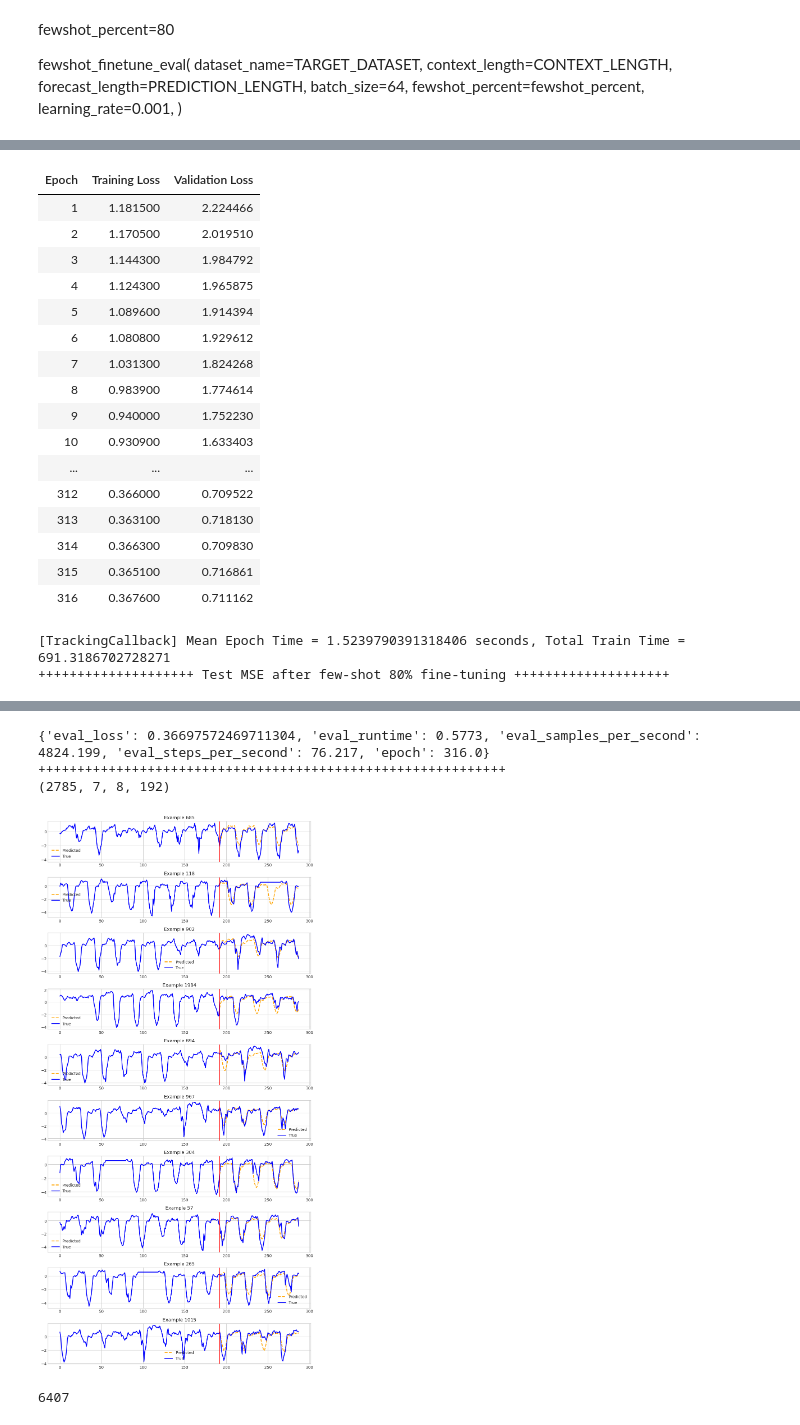
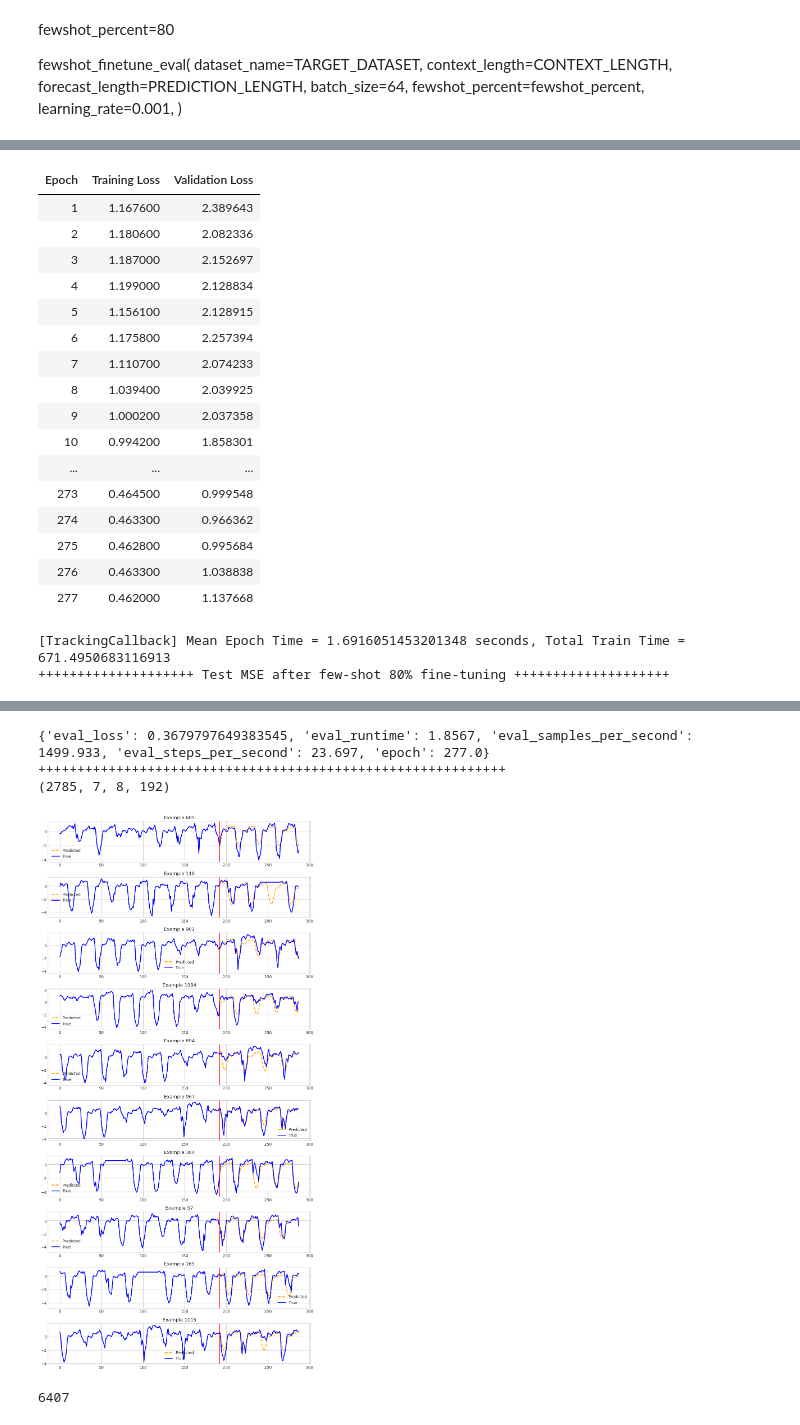
Before and after one commit to kyongmin-yeo/granite-tsfm, a Jupyter notebook: notebooks/hfdemo/ttm_ddpm.ipynb, the cells around one changed output, grey strips where cells are left out. Drawn from its saved outputs; the diff is of its cells as text; code cells hidden in the pictures.

```diff
--- a/notebooks/hfdemo/ttm_ddpm.ipynb
+++ b/notebooks/hfdemo/ttm_ddpm.ipynb
@@ -405,12 +405,12 @@ fewshot_finetune_eval(
     learning_rate=0.0005,
     loss="ddpm",
     distribution_output='diffusion',
-    diff_model = 'rescaled',
+    diff_model = 'orig',
     dim_t_emb = 64,
     beta_info = {},
     uniform_t_sampling = True,
     diff_substep = 20,
-    early_stop_patience=100,
+    early_stop_patience=120,
     return_model=True,
 )
 # %% [output]
@@ -434,27 +434,27 @@ WARNING:p-650186:t-23275855710016:other.py:check_os_kernel:Detected kernel versi
 | Epoch | Training Loss | Validation Loss |
-| 1 | 1.181500 | 2.224466 |
-| 2 | 1.170500 | 2.019510 |
-| 3 | 1.144300 | 1.984792 |
-| 4 | 1.124300 | 1.965875 |
-| 5 | 1.089600 | 1.914394 |
-| 6 | 1.080800 | 1.929612 |
-| 7 | 1.031300 | 1.824268 |
-| 8 | 0.983900 | 1.774614 |
-| 9 | 0.940000 | 1.752230 |
-| 10 | 0.930900 | 1.633403 |
+| 1 | 1.167600 | 2.389643 |
+| 2 | 1.180600 | 2.082336 |
+| 3 | 1.187000 | 2.152697 |
+| 4 | 1.199000 | 2.128834 |
+| 5 | 1.156100 | 2.128915 |
+| 6 | 1.175800 | 2.257394 |
+| 7 | 1.110700 | 2.074233 |
+| 8 | 1.039400 | 2.039925 |
+| 9 | 1.000200 | 2.037358 |
+| 10 | 0.994200 | 1.858301 |
 | ... | ... | ... |
-| 312 | 0.366000 | 0.709522 |
-| 313 | 0.363100 | 0.718130 |
-| 314 | 0.366300 | 0.709830 |
-| 315 | 0.365100 | 0.716861 |
-| 316 | 0.367600 | 0.711162 |
+| 273 | 0.464500 | 0.999548 |
+| 274 | 0.463300 | 0.966362 |
+| 275 | 0.462800 | 0.995684 |
+| 276 | 0.463300 | 1.038838 |
+| 277 | 0.462000 | 1.137668 |
-[TrackingCallback] Mean Epoch Time = 1.5239790391318406 seconds, Total Train Time = 691.3186702728271
+[TrackingCallback] Mean Epoch Time = 1.6916051453201348 seconds, Total Train Time = 671.4950683116913
 ++++++++++++++++++++ Test MSE after few-shot 80% fine-tuning ++++++++++++++++++++
 [interactive output not drawn]
-{'eval_loss': 0.36697572469711304, 'eval_runtime': 0.5773, 'eval_samples_per_second': 4824.199, 'eval_steps_per_second': 76.217, 'epoch': 316.0}
+{'eval_loss': 0.3679797649383545, 'eval_runtime': 1.8567, 'eval_samples_per_second': 1499.933, 'eval_steps_per_second': 23.697, 'epoch': 277.0}
 ++++++++++++++++++++++++++++++++++++++++++++++++++++++++++++
 (2785, 7, 8, 192)
-[figure, old version]
+[figure, new version]
 # %%
 #First Get Data
 
```
Also changed, not shown: parts of 5 cells of this notebook.
